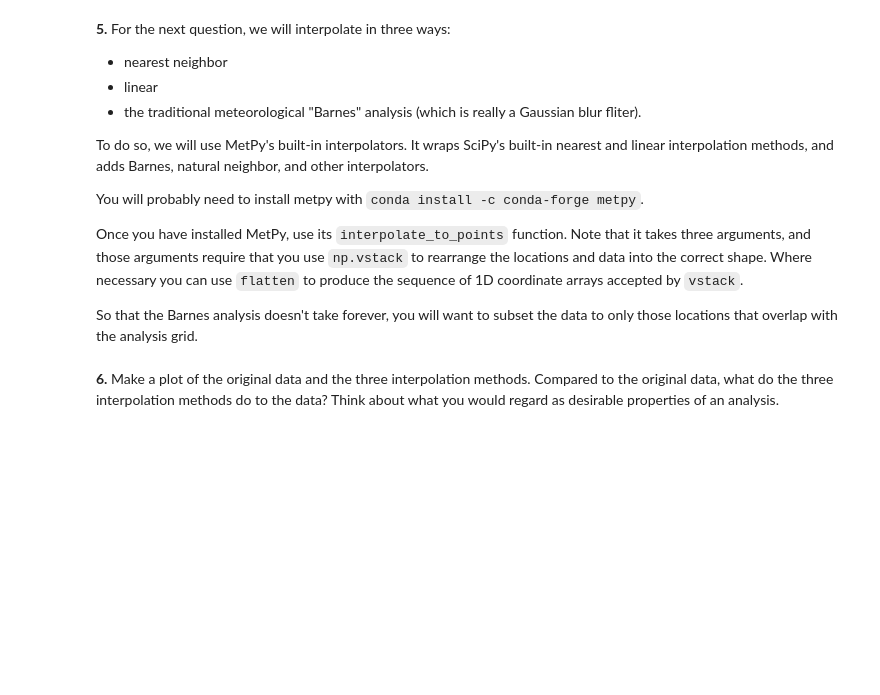
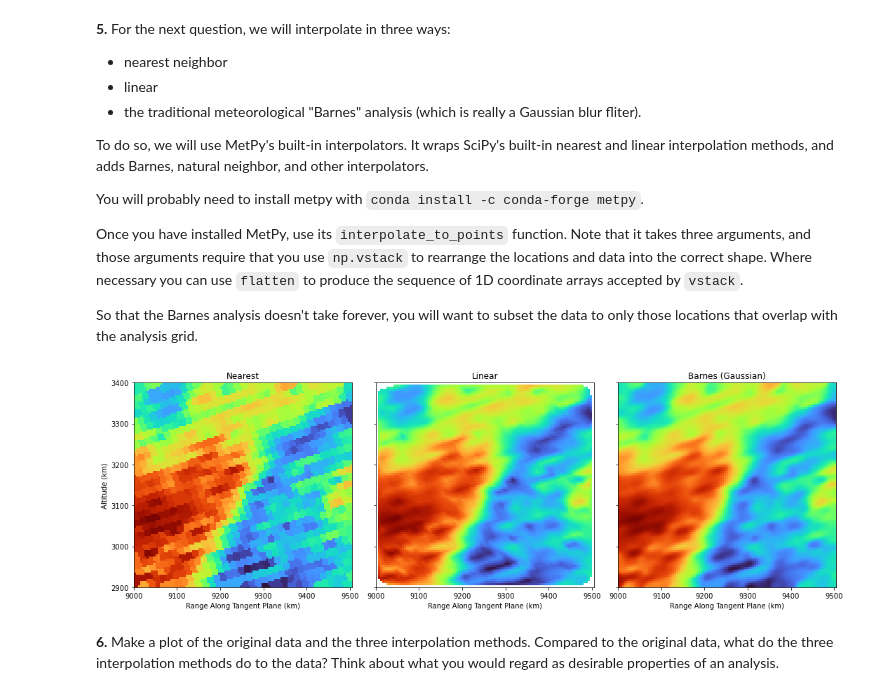
Before and after one commit to MelMartinez22/GDFAssignments, a Jupyter notebook: Homework 3.ipynb, the cells around one changed output. Cells and saved outputs as stored; diff of their text form; code cells hidden in the pictures; blank space fills up the shorter version.

```diff
--- a/Homework 3.ipynb
+++ b/Homework 3.ipynb
@@ -125,3 +372,52 @@ interpolate_to_points?
+# %%
+from scipy.interpolate import LinearNDInterpolator, NearestNDInterpolator, griddata
+from metpy.units import units
+from metpy.interpolate import interpolate_to_points
+
+X_c_m= X_c*1000
+Z_c_m= Z_c*1000
+
+# Trimming refl to match tan plane coord shapes
+ref_trim= ref.values[:x_tplane.shape[0], :x_tplane.shape[1]]
+
+#limiting to points near the target grid domain
+mask= ((x_tplane>= X_c_m.min()) & (x_tplane<= X_c_m.max()) &
+       (z_tplane>= Z_c_m.min()) & (z_tplane<= Z_c_m.max()))
+
+# Source known points
+src_pts= np.vstack((x_tplane[mask].ravel(), z_tplane[mask].ravel())).T
+src_vals= ref_trim[mask].ravel()
+
+# Target (analysis) points
+targ_pts= np.vstack((X_c_m.ravel(), Z_c_m.ravel())).T
+
+# Interpolations
+# Nearest
+ref_nearest= interpolate_to_points(src_pts, src_vals, targ_pts, interp_type= 'nearest')
+
+# Linear
+ref_linear= interpolate_to_points(src_pts, src_vals, targ_pts, interp_type= 'linear')
+
+# Barnes (Gaussian blur)
+ref_barnes= interpolate_to_points(src_pts, src_vals, targ_pts, interp_type= 'barnes', search_radius= 200.0)
+
+# Reshaping to grid
+ref_nearest_2d= ref_nearest.reshape(X_c_m.shape)
+ref_linear_2d= ref_linear.reshape(X_c_m.shape)
+ref_barnes_2d= ref_barnes.reshape(X_c_m.shape)
+
+# Plots
+fig, axs= plt.subplots(1, 3, figsize= (15, 5), sharey= True)
+for ax, data, title in zip(axs, [ref_nearest_2d, ref_linear_2d, ref_barnes_2d],
+                           ['Nearest', 'Linear', 'Barnes (Gaussian)']):
+    pcm= ax.pcolormesh(X_c_m, Z_c_m, data, shading= 'auto', cmap= 'turbo')
+    ax.set_title(title)
+    ax.set_xlabel('Range Along Tangent Plane (km)')
+axs[0].set_ylabel('Altitude (km)')
+plt.tight_layout()
+plt.show()
+# %% [output]
+[figure, added]
 # %% [markdown]
 **6.** Make a plot of the original data and the three interpolation methods. Compared to the original data, what do the three interpolation methods do to the data? Think about what you would regard as desirable properties of an analysis.
 # %% [markdown]
```
Also changed, not shown: parts of 11 cells of this notebook.
